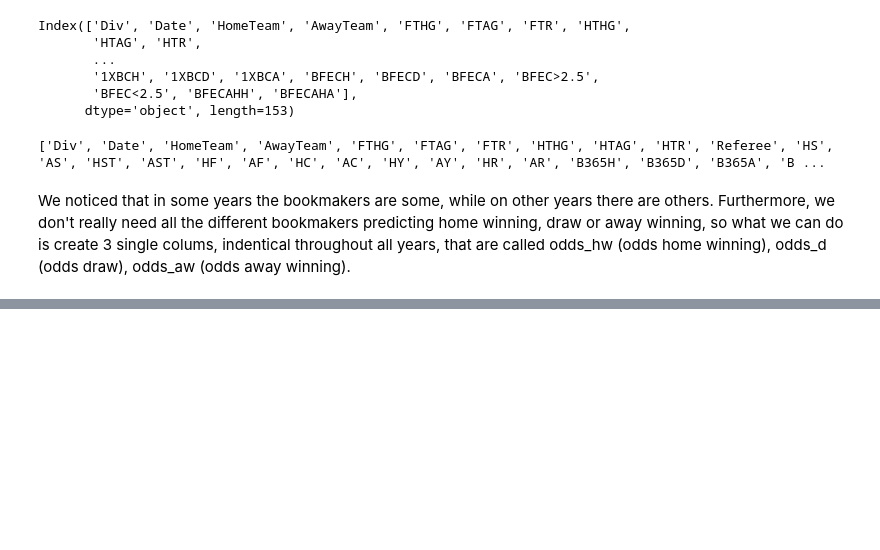
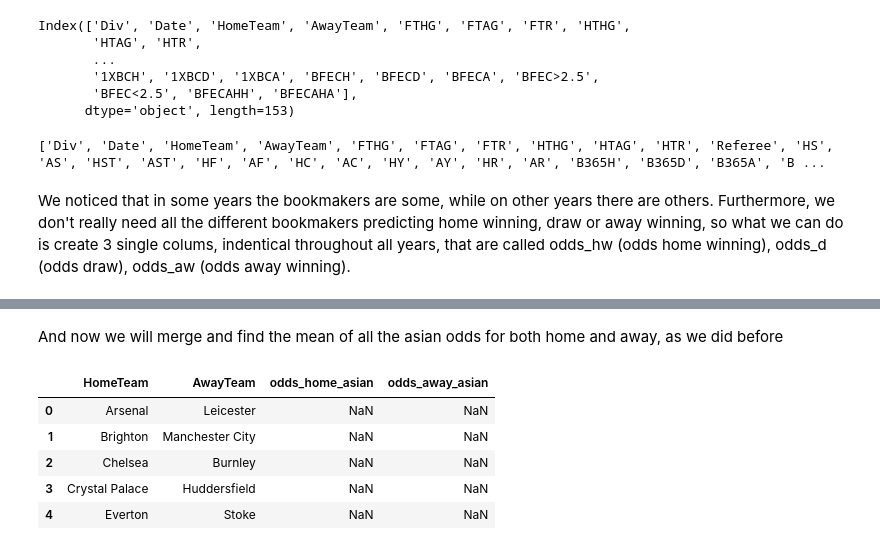
Before and after one commit to gregfu05/Premier_League_Match_Predictor, a Jupyter notebook: ML_project.ipynb, the cells around one changed output, grey strips where cells are left out. Drawn from its saved outputs; the diff is of its cells as text; code cells hidden in the pictures; blank space fills up the shorter version.

```diff
--- a/ML_project.ipynb
+++ b/ML_project.ipynb
@@ -134,0 +194,2 @@ db[['HomeTeam', 'AwayTeam', 'odds_hw', 'odds_d', 'odds_aw']].head()
+# %% [markdown]
+And now we will merge and find the mean of all the asian odds for both home and away, as we did before
@@ -134,0 +209,10 @@ db[['HomeTeam', 'AwayTeam', 'odds_hw', 'odds_d', 'odds_aw']].head()
+# %%
+# Checking if it worked
+db[['HomeTeam', 'AwayTeam', 'odds_home_asian', 'odds_away_asian']].head()
+# %% [output]
+|  | HomeTeam | AwayTeam | odds_home_asian | odds_away_asian |
+| 0 | Arsenal | Leicester | NaN | NaN |
+| 1 | Brighton | Manchester City | NaN | NaN |
+| 2 | Chelsea | Burnley | NaN | NaN |
+| 3 | Crystal Palace | Huddersfield | NaN | NaN |
+| 4 | Everton | Stoke | NaN | NaN |
```
Also changed, not shown: parts of 17 cells of this notebook.
